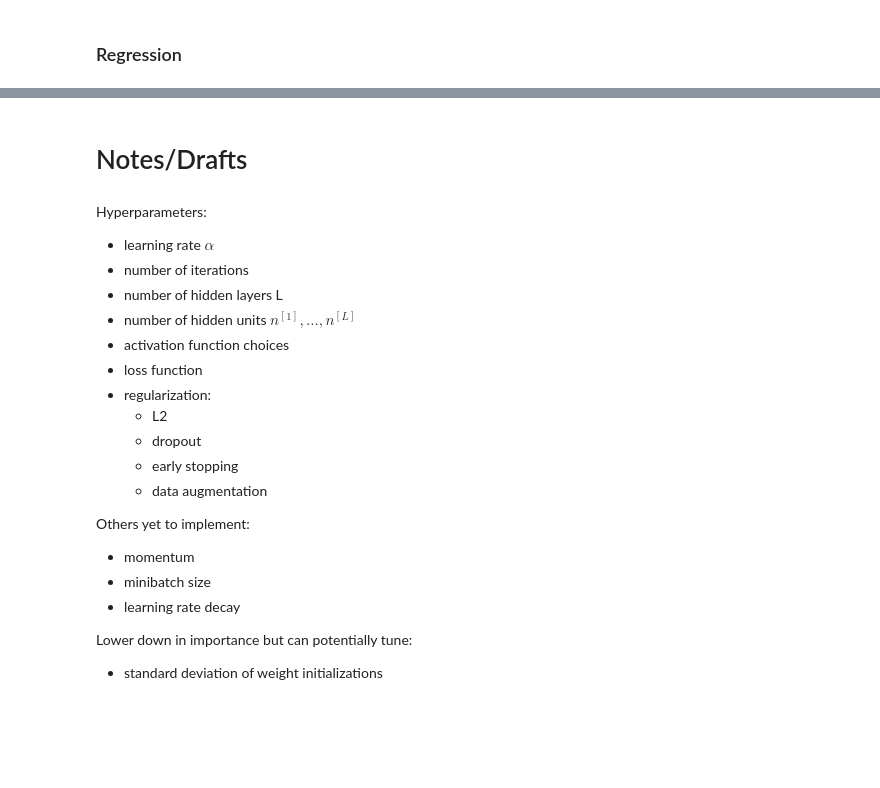
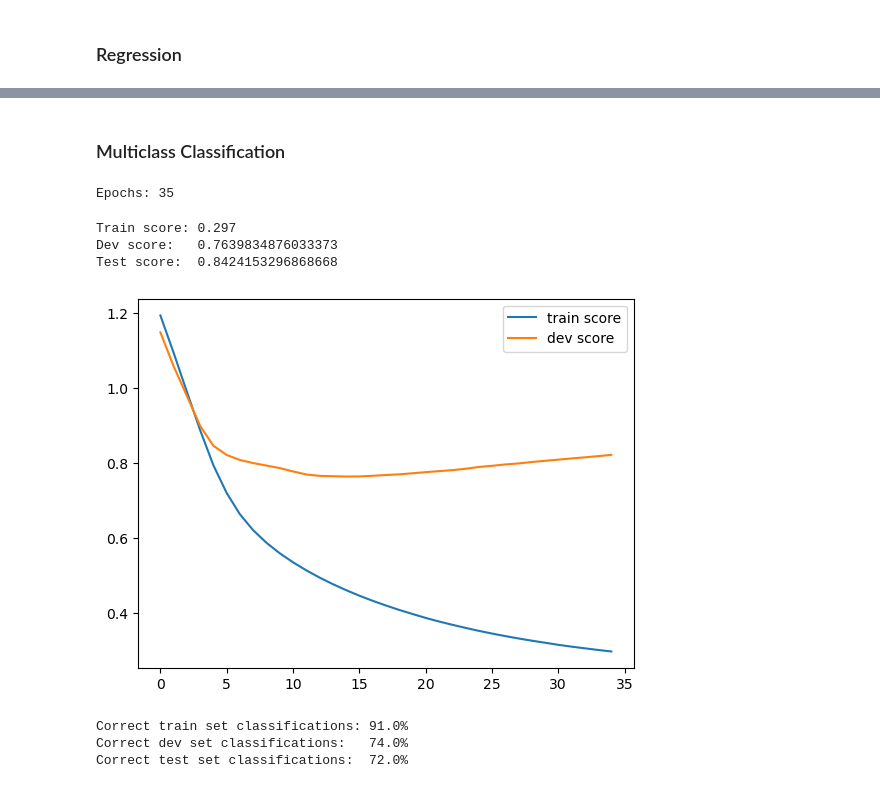
Before and after one commit to yotamnir/Miscellaneous-Coding-Projects, a Jupyter notebook: Constructing an MLP.ipynb, the cells around one changed output, grey strips where cells are left out. Cells and saved outputs as stored; diff of their text form; code cells hidden in the pictures; blank space fills up the shorter version.

```diff
--- a/Constructing an MLP.ipynb
+++ b/Constructing an MLP.ipynb
@@ -609,23 +631,56 @@ gradient_checking(X_train[:50], y_train[:50], model)
-# %% [markdown]
-# Notes/Drafts
-# %% [markdown]
-Hyperparameters:
-* learning rate $\alpha$
-* number of iterations
-* number of hidden layers L
-* number of hidden units $n^{[1]}, ..., n^{[L]}$
-* activation function choices
-* loss function
-* regularization:
-    * L2
-    * dropout
-    * early stopping
-    * data augmentation
-
-Others yet to implement:
-* momentum
-* minibatch size
-* learning rate decay
-
-Lower down in importance but can potentially tune:
-* standard deviation of weight initializations
+# %% [markdown]
+### Multiclass Classification
+# %%
+X, y = make_classification(
+    #random_state=42,   # Random seed for reproducibility
+    n_samples=1000,   # Number of samples
+    n_features=80,    # Number of features
+    n_informative=50, # Number of informative features
+    n_redundant=30,   # Number of redundant features
+    n_classes=3,      # Number of classes
+    flip_y=0.1,       # Fraction of samples whose class is assigned randomly
+)
+y = np.column_stack((y==0, y==1, y==2)).astype(int)
+
+X_train, X_test, y_train, y_test = train_test_split(X, y, test_size = 0.1, shuffle = True)
+# %%
+model = MLP(l2_reg = 0.5, input_dropout=0.0, loss = CategoricalCrossentropy(), metric = CategoricalCrossentropy())
+model.add(Dense((64, 80), relu(), dropout=0.0, batch_normalization = True))
+model.add(Dense((32, 64), leakyrelu(), dropout=0.0, batch_normalization = True))
+model.add(Dense((8, 32), tanh(), dropout=0.0, batch_normalization = True))
+model.add(Dense((3, 8), softmax()))
+
+model.fit(X_train, y_train,
+          epochs=1000,
+          earlyStopping=20,
+          validation_split = 1/9,
+          lr = 0.001, decay_rate = 0.15)
+print('Epochs:', model.epochs)
+# %% [output]
+Epochs: 35
+# %%
+print('Train score:', round(min(model.history.train_score), 3))
+print('Dev score:  ', model.history.best_score)
+print('Test score: ', model.score(X_test, y_test))
+# %% [output]
+Train score: 0.297
+Dev score:   0.7639834876033373
+Test score:  0.8424153296868668
+# %%
+plt.plot(range(len(model.history.train_score)), model.history.train_score, label = 'train score')
+plt.plot(range(len(model.history.dev_score)), model.history.dev_score, label = 'dev score')
+plt.legend()
+plt.show()
+# %% [output]
+[figure, added]
+# %%
+train_preds = model.predict(X_train[model.train_indices])
+dev_preds = model.predict(X_train[~np.isin(np.arange(X_train.shape[0]), model.train_indices)])
+test_preds = model.predict(X_test)
+print(f'Correct train set classifications: {(((train_preds == train_preds.max(axis = 1).reshape(-1,1)) == y_train[model.train_indices]).sum(axis = 1) == 3).mean()*100}%')
+print(f'Correct dev set classifications:   {(((dev_preds == dev_preds.max(axis = 1).reshape(-1,1)) == y_train[~np.isin(np.arange(X_train.shape[0]), model.train_indices)]).sum(axis = 1) == 3).mean()*100}%')
+print(f'Correct test set classifications:  {(((test_preds == test_preds.max(axis = 1).reshape(-1,1)) == y_test).sum(axis = 1) == 3).mean()*100}%')
+# %% [output]
+Correct train set classifications: 91.0%
+Correct dev set classifications:   74.0%
+Correct test set classifications:  72.0%
```
Also changed, not shown: parts of 15 cells of this notebook.
